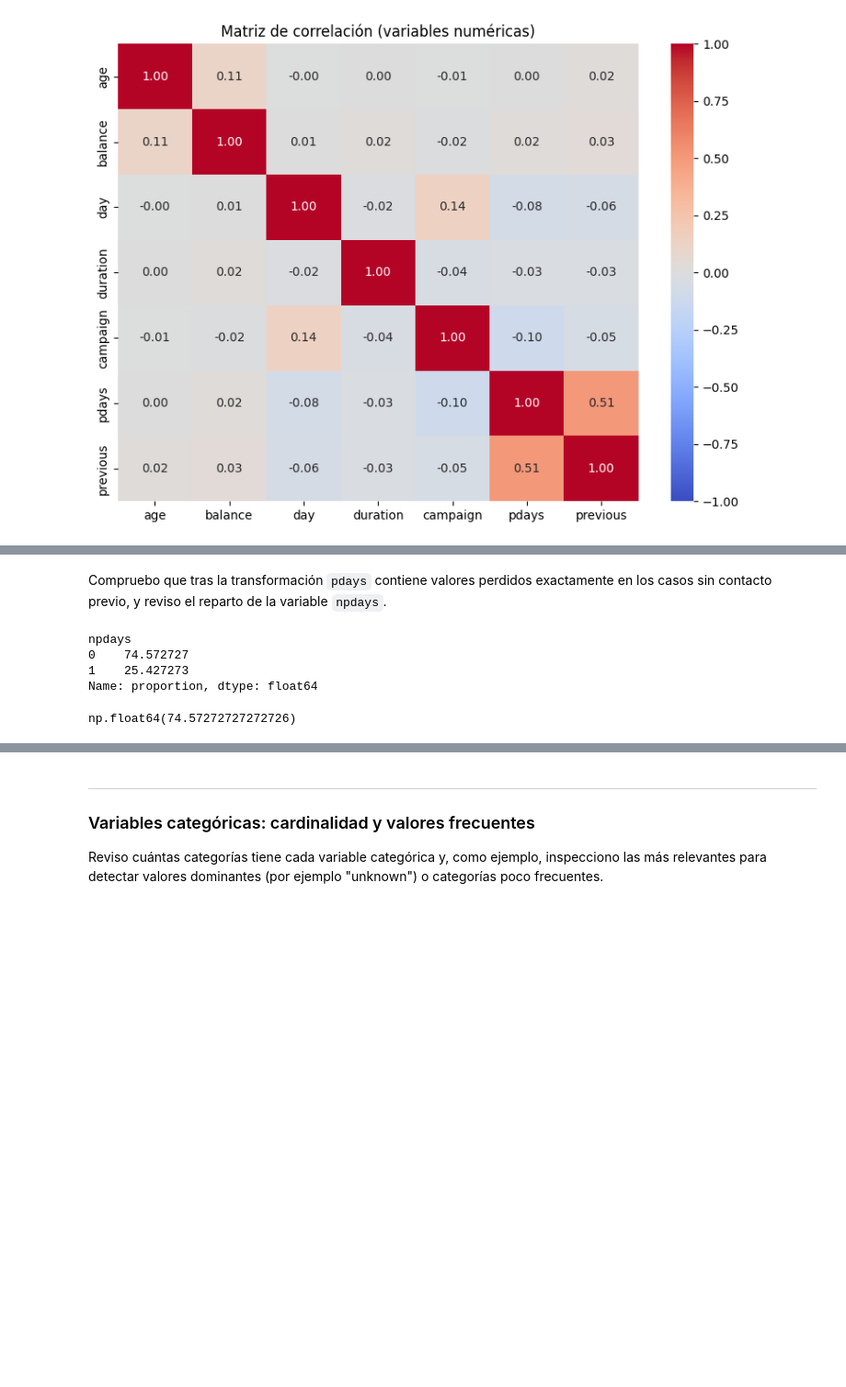
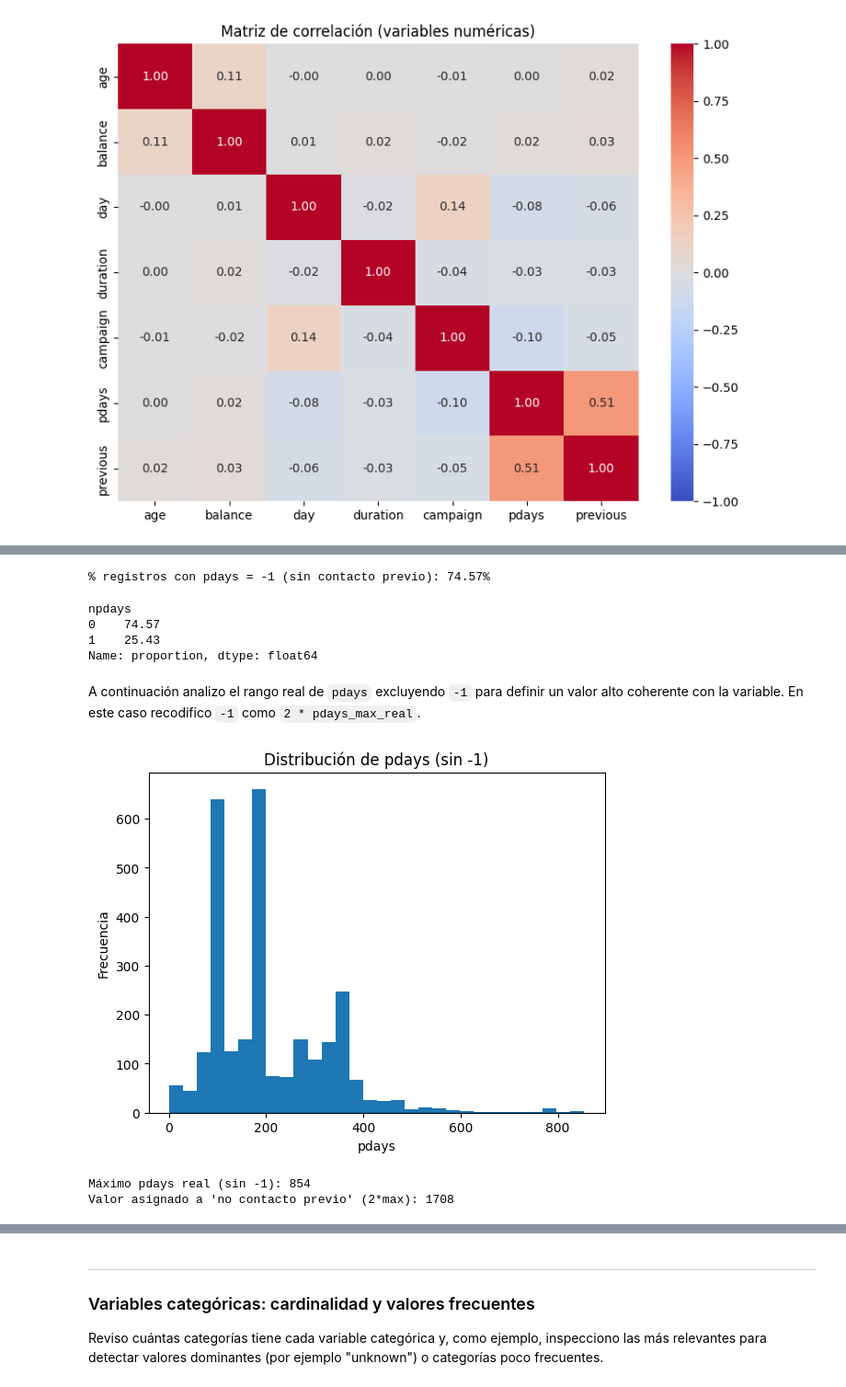
Before and after one commit to DiegoVa6/Grupo05_Practica1, a Jupyter notebook: exercise.ipynb, the cells around one changed output, grey strips where cells are left out. Shown at 92% size. Saved outputs shown, nothing was run; the diff lists cells and outputs as text; code cells hidden in the pictures; blank space fills up the shorter version.

```diff
--- a/exercise.ipynb
+++ b/exercise.ipynb
@@ -210,13 +228,41 @@ X["pdays"] = X["pdays"].replace(-1, np.nan)
-# %% [markdown]
-Compruebo que tras la transformación `pdays` contiene valores perdidos exactamente en los casos sin contacto previo, y reviso el reparto de la variable `npdays`.
-# %%
-X["npdays"].value_counts(normalize=True) * 100
-# %% [output]
-npdays
-0    74.572727
-1    25.427273
-Name: proportion, dtype: float64
-# %%
-X["pdays"].isna().mean() * 100
-# %% [output]
-np.float64(74.57272727272726)
+# %%
+# 1) Cuantificamos el código -1 en pdays
+pct_no_prev_contact = (X["pdays"] == -1).mean() * 100
+print(f"% registros con pdays = -1 (sin contacto previo): {pct_no_prev_contact:.2f}%")
+
+# 2) Creamos la variable binaria npdays
+X["npdays"] = (X["pdays"] != -1).astype(int)
+
+# Comprobación rápida del reparto de npdays
+(X["npdays"].value_counts(normalize=True) * 100).round(2)
+# %% [output]
+% registros con pdays = -1 (sin contacto previo): 74.57%
+npdays
+0    74.57
+1    25.43
+Name: proportion, dtype: float64
+# %% [markdown]
+A continuación analizo el rango real de `pdays` excluyendo `-1` para definir un valor alto coherente con la variable. En este caso recodifico `-1` como `2 * pdays_max_real`.
+# %%
+# Rango real de pdays (sin -1)
+pdays_real = X.loc[X["pdays"] != -1, "pdays"]
+
+# (opcional) Histograma solo de valores reales
+plt.hist(pdays_real, bins=30)
+plt.title("Distribución de pdays (sin -1)")
+plt.xlabel("pdays"); plt.ylabel("Frecuencia")
+plt.show()
+
+# Máximo real y valor de recodificación
+pdays_max_real = pdays_real.max()
+pdays_fill_value = int(2 * pdays_max_real)
+
+print("Máximo pdays real (sin -1):", pdays_max_real)
+print("Valor asignado a 'no contacto previo' (2*max):", pdays_fill_value)
+
+# Recodificación final
+X["pdays"] = X["pdays"].replace(-1, pdays_fill_value)
+# %% [output]
+[figure, added]
+Máximo pdays real (sin -1): 854
+Valor asignado a 'no contacto previo' (2*max): 1708
```
Also changed, not shown: parts of 58 cells of this notebook.
